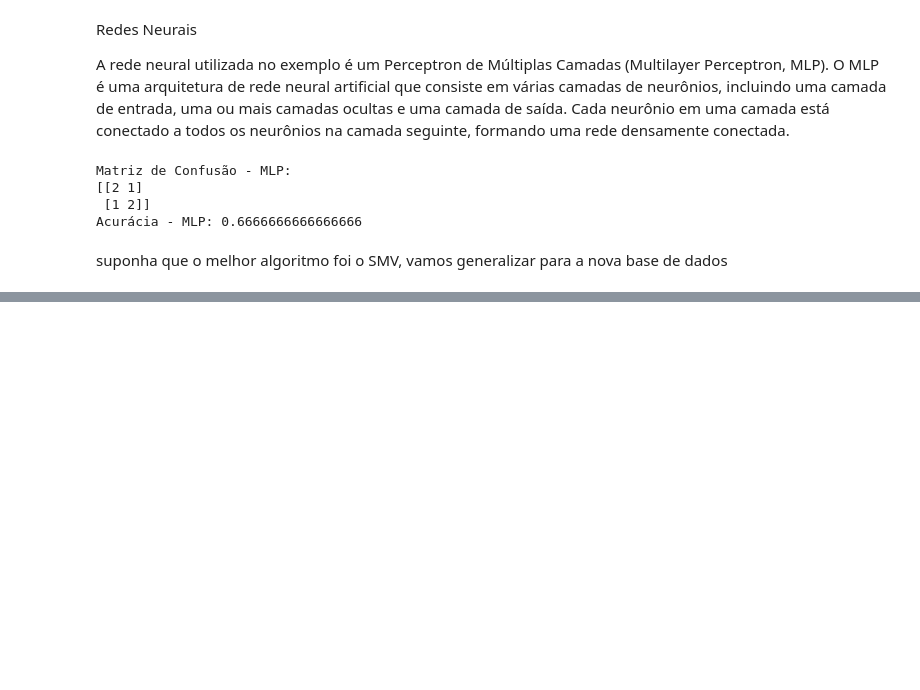
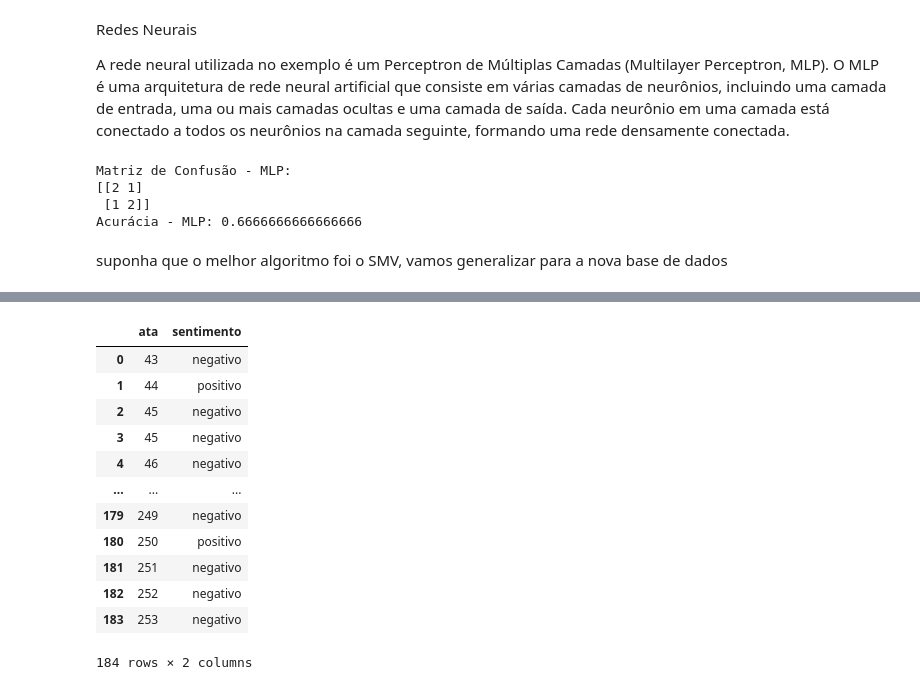
Before and after one commit to jeffersonramelo/Textual-Analysis, a Jupyter notebook: base_copomEN_ML.ipynb, the cells around one changed output, grey strips where cells are left out. Drawn from its saved outputs; the diff is of its cells as text; code cells hidden in the pictures; blank space fills up the shorter version.

```diff
--- a/base_copomEN_ML.ipynb
+++ b/base_copomEN_ML.ipynb
@@ -229,0 +274,16 @@ dados2.head()
+# %%
+dados2_isolados
+# %% [output]
+|  | ata | sentimento |
+| 0 | 43 | negativo |
+| 1 | 44 | positivo |
+| 2 | 45 | negativo |
+| 3 | 45 | negativo |
+| 4 | 46 | negativo |
+| ... | ... | ... |
+| 179 | 249 | negativo |
+| 180 | 250 | positivo |
+| 181 | 251 | negativo |
+| 182 | 252 | negativo |
+| 183 | 253 | negativo |
+184 rows × 2 columns
```
Also changed, not shown: parts of 14 cells of this notebook.
